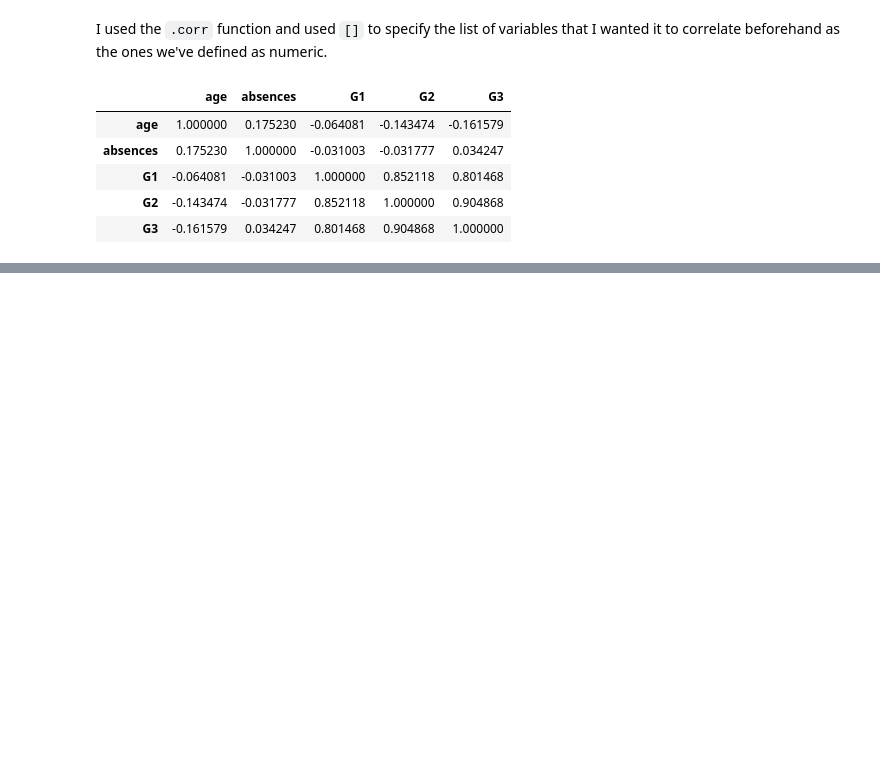
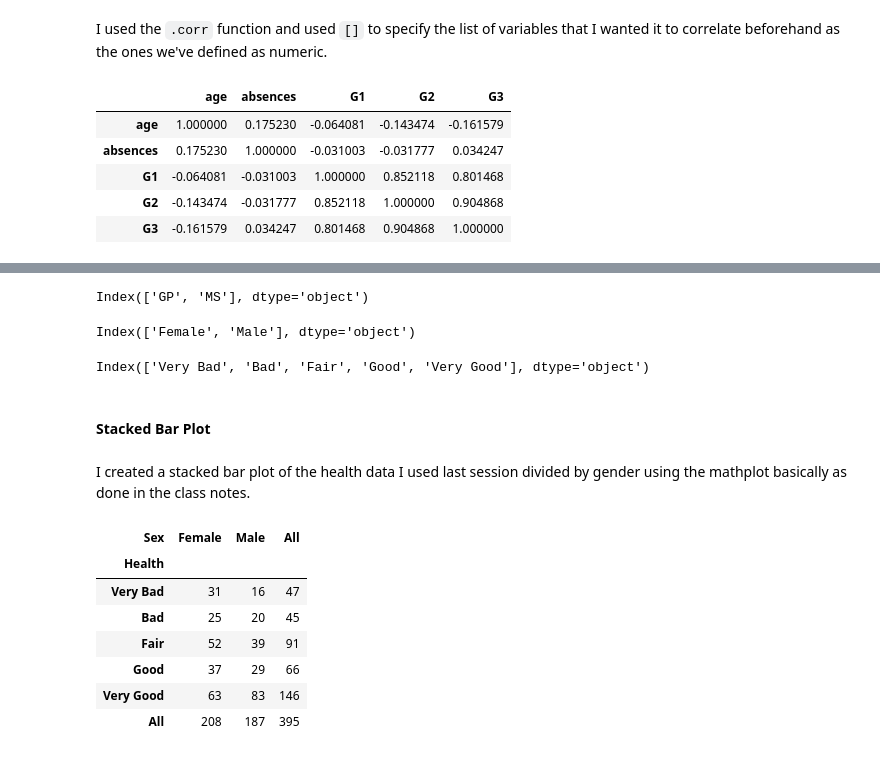
Before and after one commit to Feznix/Stats-554, a Jupyter notebook: Homework_4.ipynb, the cells around one changed output, grey strips where cells are left out. Drawn from its saved outputs; the diff is of its cells as text; code cells hidden in the pictures; blank space fills up the shorter version.

```diff
--- a/Homework_4.ipynb
+++ b/Homework_4.ipynb
@@ -118,0 +124,33 @@ st_data[['age','absences','G1','G2','G3']].corr(numeric_only=True)
+# %%
+st_data["schoolc"]=st_data.school.astype("category")
+st_data.schoolc.cat.categories
+# %% [output]
+Index(['GP', 'MS'], dtype='object')
+# %%
+st_data["sexc"]=st_data.sex.astype("category")
+st_data.sexc= st_data.sexc.cat.rename_categories(["Female","Male"])
+st_data.sexc.cat.categories
+# %% [output]
+Index(['Female', 'Male'], dtype='object')
+# %%
+st_data["healthc"]= st_data.health.astype("category")
+st_data.healthc= st_data.healthc.cat.rename_categories(["Very Bad","Bad","Fair","Good","Very Good"])
+st_data.healthc.cat.categories
+# %% [output]
+Index(['Very Bad', 'Bad', 'Fair', 'Good', 'Very Good'], dtype='object')
+# %% [markdown]
+#### Stacked Bar Plot
+# %% [markdown]
+I created a stacked bar plot of the health data I used last session divided by gender using the mathplot basically as done in the class notes.
+# %%
+pd.crosstab(index=st_data.healthc, columns= st_data.sexc,\
+             margins=True,rownames=['Health'], colnames=["Sex"])
+# %% [output]
+| Sex | Female | Male | All |
+| Health |  |  |  |
+| Very Bad | 31 | 16 | 47 |
+| Bad | 25 | 20 | 45 |
+| Fair | 52 | 39 | 91 |
+| Good | 37 | 29 | 66 |
+| Very Good | 63 | 83 | 146 |
+| All | 208 | 187 | 395 |
```
Also changed, not shown: parts of 12 cells of this notebook.
